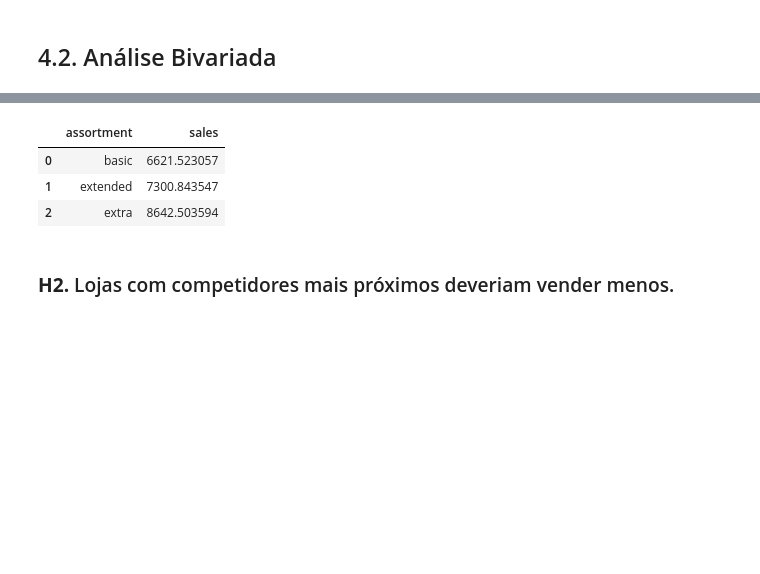
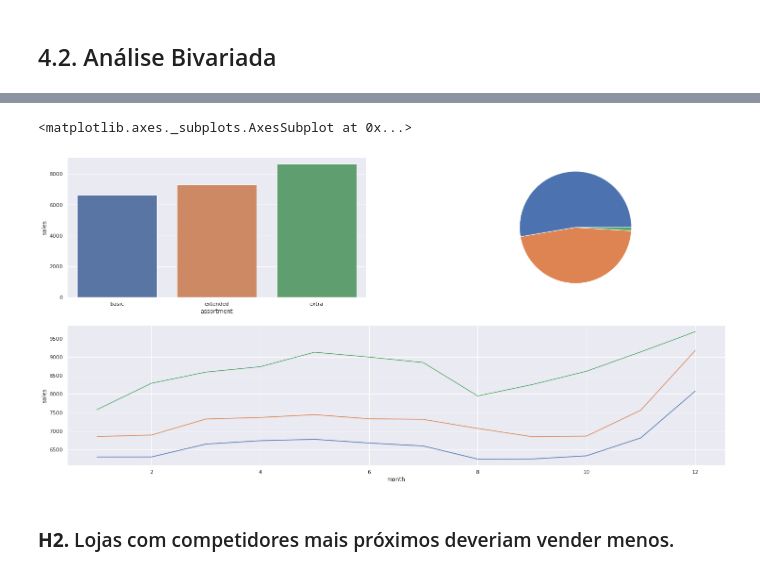
Before and after one commit to ArthurMesquita96/Rossmann-Predict-Sales, a Jupyter notebook: m03_v01_store_sales_predicton.ipynb, the cells around one changed output, grey strips where cells are left out. Cells and saved outputs as stored; diff of their text form; code cells hidden in the pictures; blank space fills up the shorter version.

```diff
--- a/m03_v01_store_sales_predicton.ipynb
+++ b/m03_v01_store_sales_predicton.ipynb
@@ -544,12 +532,24 @@ aux3.pivot(index='year_week',columns='assortment',values='sales').plot();
-# %%
-aux1 = df4[['assortment','sales']].groupby('assortment').mean().reset_index()
-# sns.barplot(x='assortment',y='sales',data=aux1);
-aux1
-# %% [output]
-|  | assortment | sales |
-| 0 | basic | 6621.523057 |
-| 1 | extended | 7300.843547 |
-| 2 | extra | 8642.503594 |
+# %%
+grid = GridSpec(2,2)
+
+plt.subplot(grid[0,0])
+aux1 = df4[['assortment','sales']].groupby('assortment').mean().reset_index()
+sns.barplot(x='assortment',y='sales',data=aux1);
+
+plt.subplot(grid[0,1])
+
+aux1 = pd.DataFrame(df4['assortment'].value_counts()).reset_index()
+plt.pie(data=aux1,x='assortment');
+
+plt.subplot(grid[1,:])
+
+aux2 = df4[['month','assortment','sales']].groupby(['month','assortment']).mean().reset_index()
+sns.lineplot(data=aux2[aux2['assortment'] == 'basic'], x='month',y='sales')
+sns.lineplot(data=aux2[aux2['assortment'] == 'extended'], x='month',y='sales')
+sns.lineplot(data=aux2[aux2['assortment'] == 'extra'], x='month',y='sales')
+# %% [output]
+<matplotlib.axes._subplots.AxesSubplot at 0x...>
+[figure, added]
 # %% [markdown]
 ### **H2.** Lojas com competidores mais próximos deveriam vender menos.
 # %%
```
Also changed, not shown: parts of 18 cells of this notebook.
